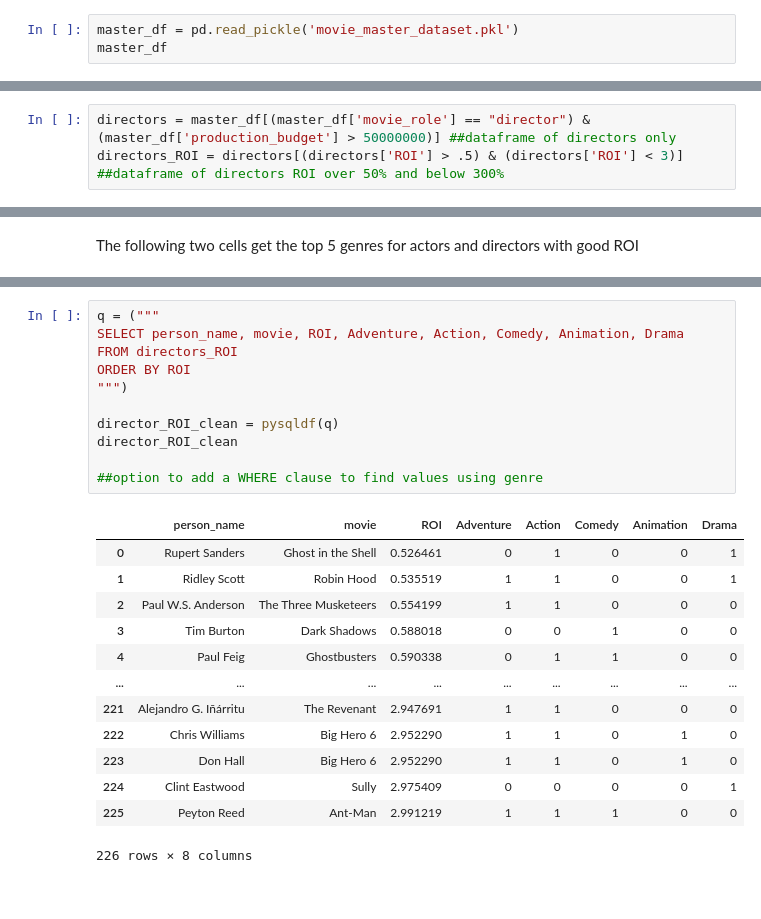
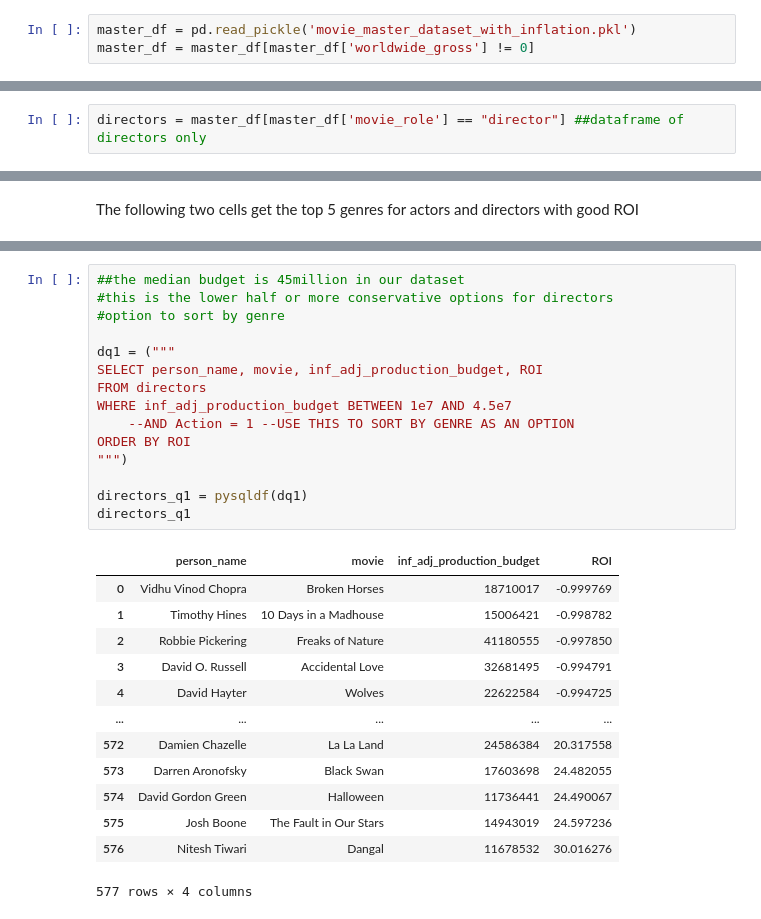
Before and after one commit to learn-co-curriculum/dsc-phase-1-project-template, a Jupyter notebook: notebooks/Rachael_Analysis_Peoplerecommendations.ipynb, the cells around one changed output, grey strips where cells are left out. Saved outputs shown, nothing was run; the diff lists cells and outputs as text.

Commit message:
Rachael Jan 25. Dialed people insights based on numbers of movies produced and budget. Notebok needs detailing.

```diff
--- a/notebooks/Rachael_Analysis_Peoplerecommendations.ipynb
+++ b/notebooks/Rachael_Analysis_Peoplerecommendations.ipynb
@@ -14,3 +26,3 @@ pysqldf = lambda q: sqldf(q, globals())
 # %%
-master_df = pd.read_pickle('movie_master_dataset.pkl')
-master_df
+master_df = pd.read_pickle('movie_master_dataset_with_inflation.pkl')
+master_df = master_df[master_df['worldwide_gross'] != 0]
@@ -107,3 +82,2 @@ Name: person_name, dtype: int64
 # %%
-directors = master_df[(master_df['movie_role'] == "director") & (master_df['production_budget'] > 50000000)] ##dataframe of directors only
-directors_ROI = directors[(directors['ROI'] > .5) & (directors['ROI'] < 3)] ##dataframe of directors ROI over 50% and below 300%
+directors = master_df[master_df['movie_role'] == "director"] ##dataframe of directors only
@@ -151,25 +128,29 @@ list(directors_ROI[master_df_genre_col_names].sum().sort_values(ascending=False)
 # %%
-q = ("""
-SELECT person_name, movie, ROI, Adventure, Action, Comedy, Animation, Drama
-FROM directors_ROI
+##the median budget is 45million in our dataset
+#this is the lower half or more conservative options for directors
+#option to sort by genre
+
+dq1 = ("""
+SELECT person_name, movie, inf_adj_production_budget, ROI
+FROM directors
+WHERE inf_adj_production_budget BETWEEN 1e7 AND 4.5e7
+    --AND Action = 1 --USE THIS TO SORT BY GENRE AS AN OPTION
 ORDER BY ROI
 """)
 
-director_ROI_clean = pysqldf(q)
-director_ROI_clean
-
-##option to add a WHERE clause to find values using genre
+directors_q1 = pysqldf(dq1)
+directors_q1
 # %% [output]
-|  | person_name | movie | ROI | Adventure | Action | Comedy | Animation | Drama |
-| 0 | Rupert Sanders | Ghost in the Shell | 0.526461 | 0 | 1 | 0 | 0 | 1 |
-| 1 | Ridley Scott | Robin Hood | 0.535519 | 1 | 1 | 0 | 0 | 1 |
-| 2 | Paul W.S. Anderson | The Three Musketeers | 0.554199 | 1 | 1 | 0 | 0 | 0 |
-| 3 | Tim Burton | Dark Shadows | 0.588018 | 0 | 0 | 1 | 0 | 0 |
-| 4 | Paul Feig | Ghostbusters | 0.590338 | 0 | 1 | 1 | 0 | 0 |
-| ... | ... | ... | ... | ... | ... | ... | ... | ... |
-| 221 | Alejandro G. Iñárritu | The Revenant | 2.947691 | 1 | 1 | 0 | 0 | 0 |
-| 222 | Chris Williams | Big Hero 6 | 2.952290 | 1 | 1 | 0 | 1 | 0 |
-| 223 | Don Hall | Big Hero 6 | 2.952290 | 1 | 1 | 0 | 1 | 0 |
-| 224 | Clint Eastwood | Sully | 2.975409 | 0 | 0 | 0 | 0 | 1 |
-| 225 | Peyton Reed | Ant-Man | 2.991219 | 1 | 1 | 1 | 0 | 0 |
+|  | person_name | movie | inf_adj_production_budget | ROI |
+| 0 | Vidhu Vinod Chopra | Broken Horses | 18710017 | -0.999769 |
+| 1 | Timothy Hines | 10 Days in a Madhouse | 15006421 | -0.998782 |
+| 2 | Robbie Pickering | Freaks of Nature | 41180555 | -0.997850 |
+| 3 | David O. Russell | Accidental Love | 32681495 | -0.994791 |
+| 4 | David Hayter | Wolves | 22622584 | -0.994725 |
+| ... | ... | ... | ... | ... |
+| 572 | Damien Chazelle | La La Land | 24586384 | 20.317558 |
+| 573 | Darren Aronofsky | Black Swan | 17603698 | 24.482055 |
+| 574 | David Gordon Green | Halloween | 11736441 | 24.490067 |
+| 575 | Josh Boone | The Fault in Our Stars | 14943019 | 24.597236 |
+| 576 | Nitesh Tiwari | Dangal | 11678532 | 30.016276 |
-226 rows × 8 columns
+577 rows × 4 columns
```
Also changed, not shown: parts of 61 cells of this notebook.
